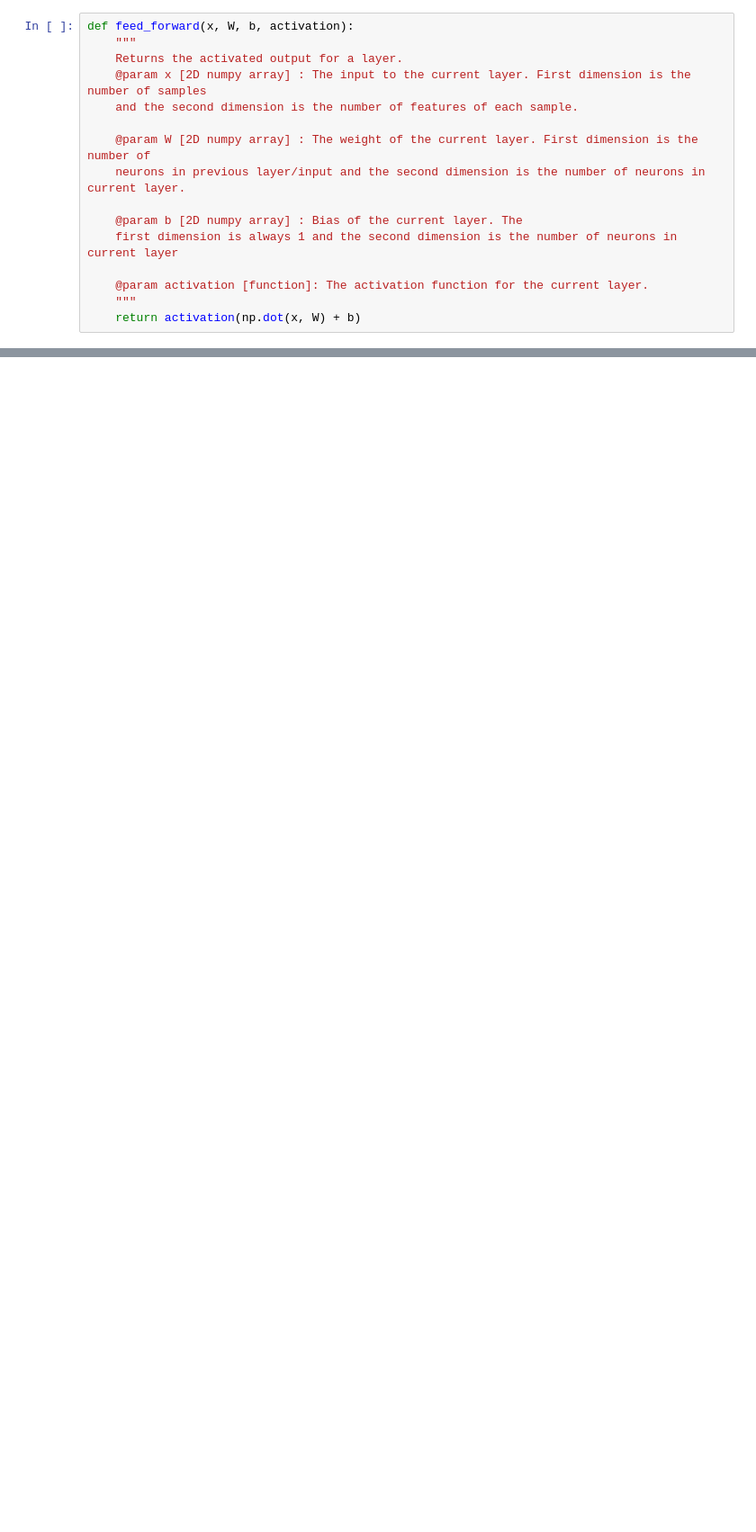
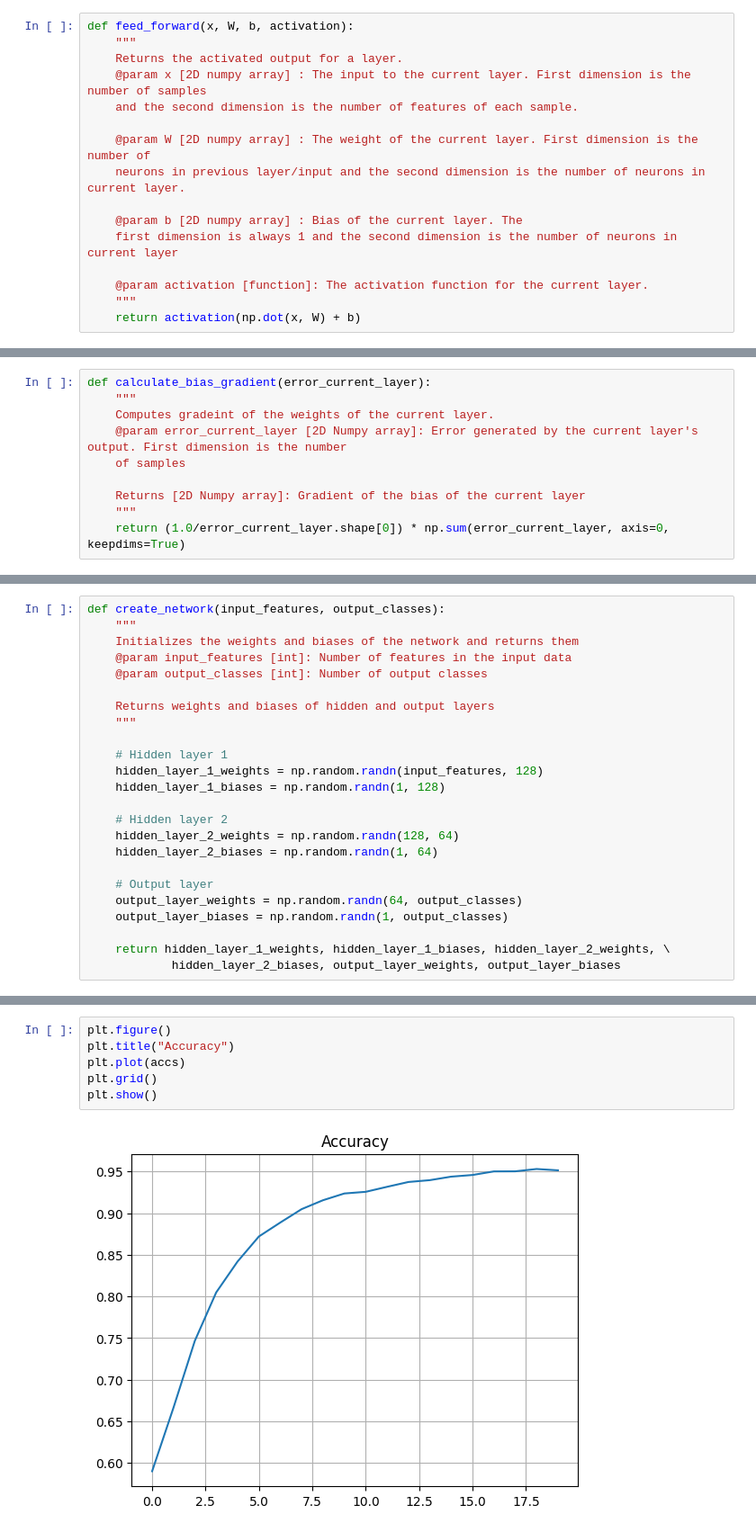
Before and after one commit to zuhairmhtb/NeuralNetworks, a Jupyter notebook: Neural Network from Scratch.ipynb, the cells around one changed output, grey strips where cells are left out. Shown: that part at 90% size. Cells and saved outputs as stored; diff of their text form; blank space fills up the shorter version.

```diff
--- a/Neural Network from Scratch.ipynb
+++ b/Neural Network from Scratch.ipynb
@@ -289,0 +451,10 @@ def feed_forward(x, W, b, activation):
+# %%
+def calculate_bias_gradient(error_current_layer):
+    """
+    Computes gradeint of the weights of the current layer.
+    @param error_current_layer [2D Numpy array]: Error generated by the current layer's output. First dimension is the number
+    of samples
+
+    Returns [2D Numpy array]: Gradient of the bias of the current layer
+    """
+    return (1.0/error_current_layer.shape[0]) * np.sum(error_current_layer, axis=0, keepdims=True)
@@ -289,0 +517,24 @@ def feed_forward(x, W, b, activation):
+# %%
+def create_network(input_features, output_classes):
+    """
+    Initializes the weights and biases of the network and returns them
+    @param input_features [int]: Number of features in the input data
+    @param output_classes [int]: Number of output classes
+
+    Returns weights and biases of hidden and output layers
+    """
+
+    # Hidden layer 1
+    hidden_layer_1_weights = np.random.randn(input_features, 128)
+    hidden_layer_1_biases = np.random.randn(1, 128)
+
+    # Hidden layer 2
+    hidden_layer_2_weights = np.random.randn(128, 64)
+    hidden_layer_2_biases = np.random.randn(1, 64)
+
+    # Output layer
+    output_layer_weights = np.random.randn(64, output_classes)
+    output_layer_biases = np.random.randn(1, output_classes)
+
+    return hidden_layer_1_weights, hidden_layer_1_biases, hidden_layer_2_weights, \
+            hidden_layer_2_biases, output_layer_weights, output_layer_biases
@@ -289,0 +719,8 @@ def feed_forward(x, W, b, activation):
+# %%
+plt.figure()
+plt.title("Accuracy")
+plt.plot(accs)
+plt.grid()
+plt.show()
+# %% [output]
+[figure, added]
```
Also changed, not shown: parts of 20 cells of this notebook, 1 other file.
